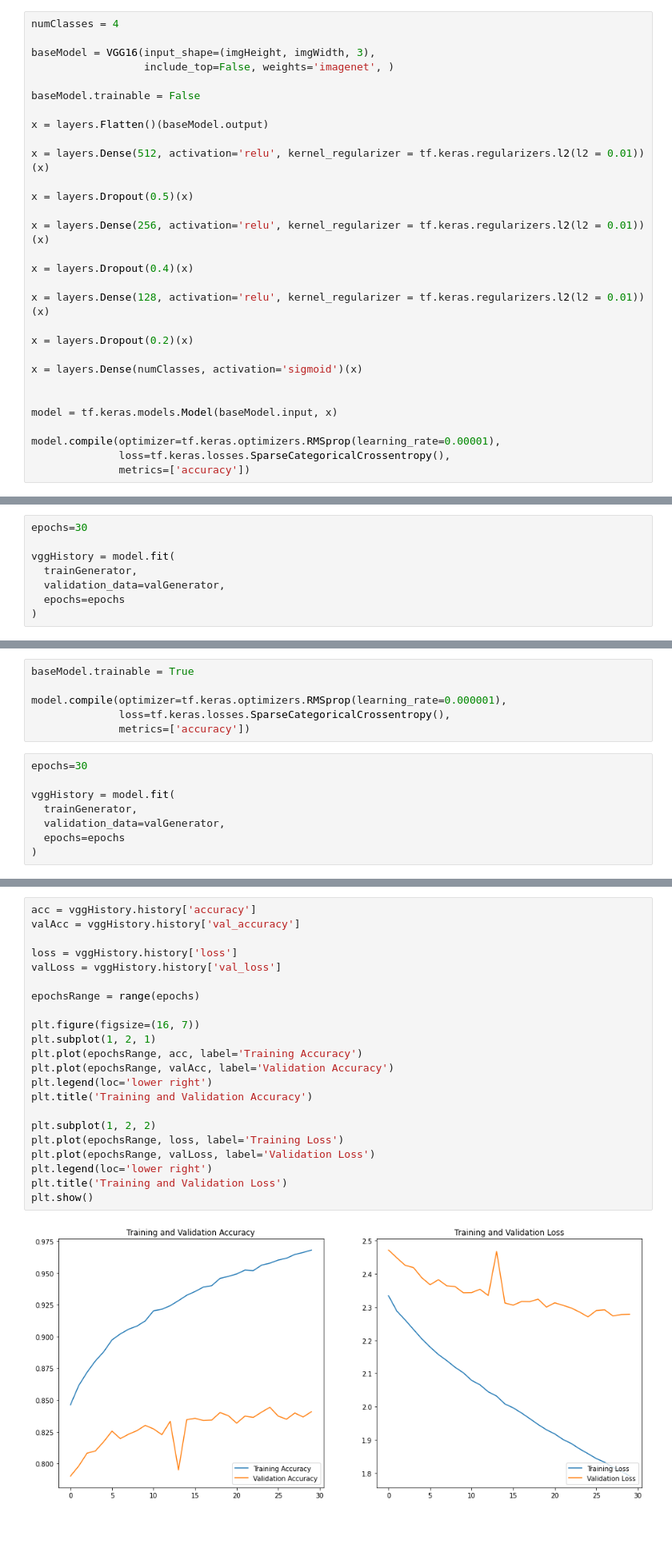
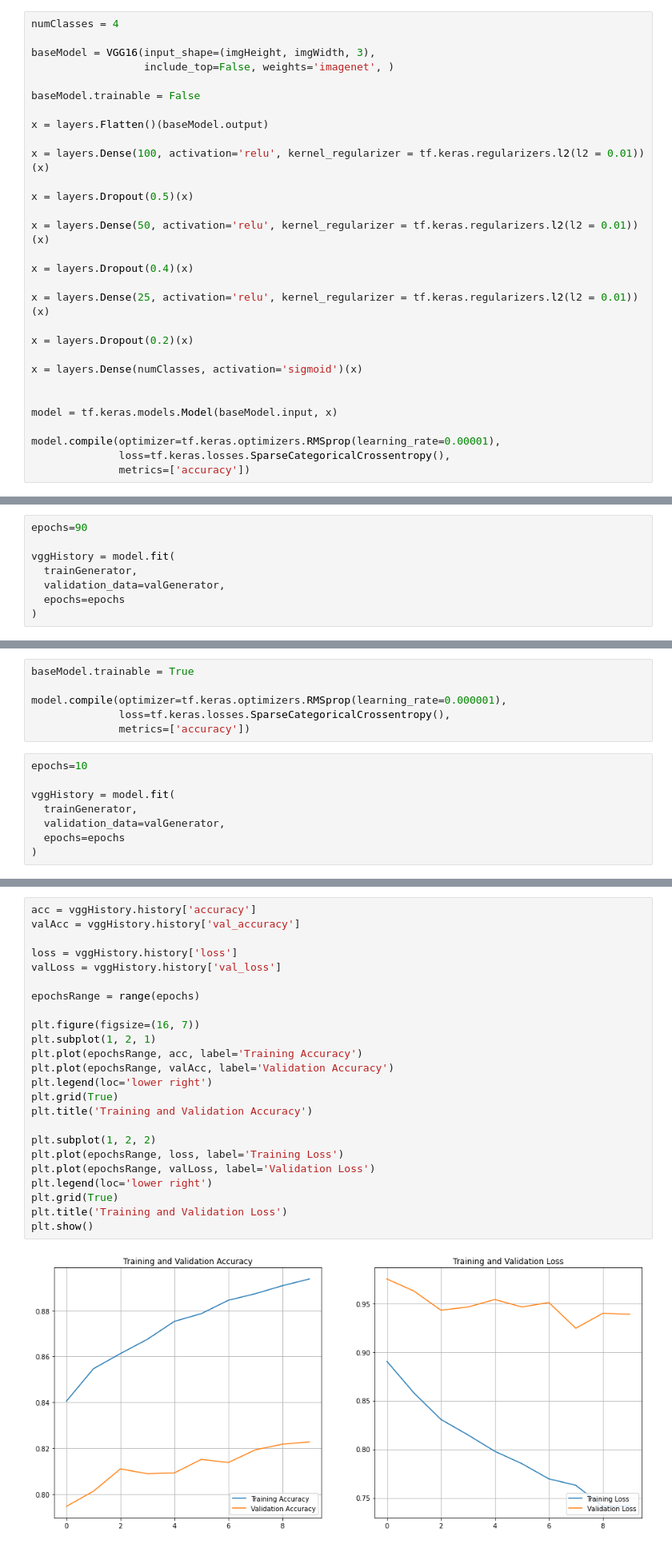
Before and after one commit to sarat9892/Image_Classification, a Jupyter notebook: faceClassification_VGG.ipynb, the cells around one changed output, grey strips where cells are left out. Shown at 80% size. Drawn from its saved outputs; the diff is of its cells as text; blank space fills up the shorter version.

```diff
--- a/faceClassification_VGG.ipynb
+++ b/faceClassification_VGG.ipynb
@@ -83,15 +72,15 @@ baseModel.trainable = False
 
 x = layers.Flatten()(baseModel.output)
 
-x = layers.Dense(512, activation='relu', kernel_regularizer = tf.keras.regularizers.l2(l2 = 0.01))(x)
+x = layers.Dense(100, activation='relu', kernel_regularizer = tf.keras.regularizers.l2(l2 = 0.01))(x)
 
 x = layers.Dropout(0.5)(x)
 
-x = layers.Dense(256, activation='relu', kernel_regularizer = tf.keras.regularizers.l2(l2 = 0.01))(x)
+x = layers.Dense(50, activation='relu', kernel_regularizer = tf.keras.regularizers.l2(l2 = 0.01))(x)
 
 x = layers.Dropout(0.4)(x)
 
-x = layers.Dense(128, activation='relu', kernel_regularizer = tf.keras.regularizers.l2(l2 = 0.01))(x)
+x = layers.Dense(25, activation='relu', kernel_regularizer = tf.keras.regularizers.l2(l2 = 0.01))(x)
 
 x = layers.Dropout(0.2)(x)
 
@@ -135,5 +119,5 @@ _________________________________________________________________
 # %%
-epochs=30
+epochs=90
 
 vggHistory = model.fit(
   trainGenerator,
@@ -189,7 +179,7 @@ model.compile(optimizer=tf.keras.optimizers.RMSprop(learning_rate=0.000001),
               loss=tf.keras.losses.SparseCategoricalCrossentropy(),
               metrics=['accuracy'])
 # %%
-epochs=30
+epochs=10
 
 vggHistory = model.fit(
   trainGenerator,
@@ -217,24 +214,26 @@ Epoch 30/30
 # %%
 acc = vggHistory.history['accuracy']
 valAcc = vggHistory.history['val_accuracy']
 
 loss = vggHistory.history['loss']
 valLoss = vggHistory.history['val_loss']
 
 epochsRange = range(epochs)
 
 plt.figure(figsize=(16, 7))
 plt.subplot(1, 2, 1)
 plt.plot(epochsRange, acc, label='Training Accuracy')
 plt.plot(epochsRange, valAcc, label='Validation Accuracy')
 plt.legend(loc='lower right')
+plt.grid(True)
 plt.title('Training and Validation Accuracy')
 
 plt.subplot(1, 2, 2)
 plt.plot(epochsRange, loss, label='Training Loss')
 plt.plot(epochsRange, valLoss, label='Validation Loss')
 plt.legend(loc='lower right')
+plt.grid(True)
 plt.title('Training and Validation Loss')
 plt.show()
 # %% [output]
-[figure, old version]
+[figure, new version]
```
Also changed, not shown: parts of 22 cells of this notebook.
